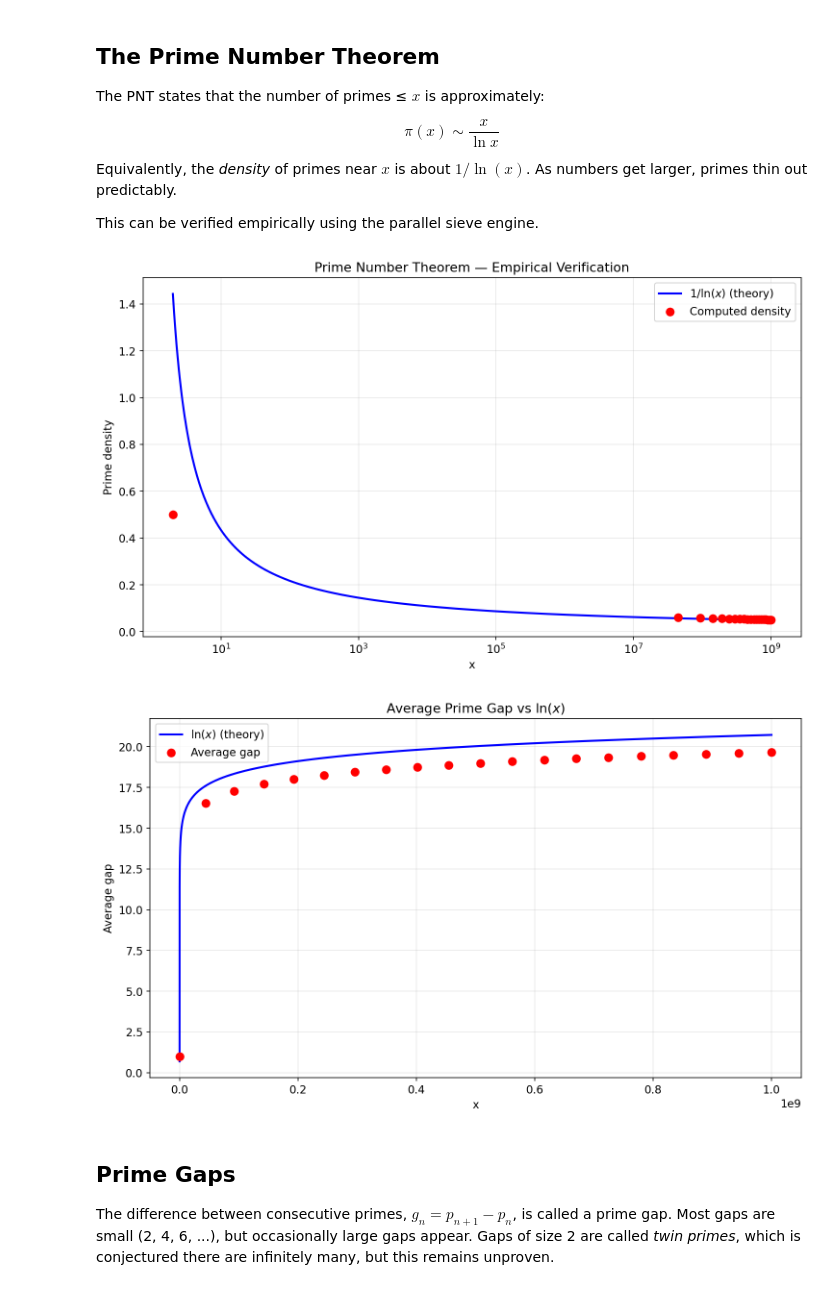
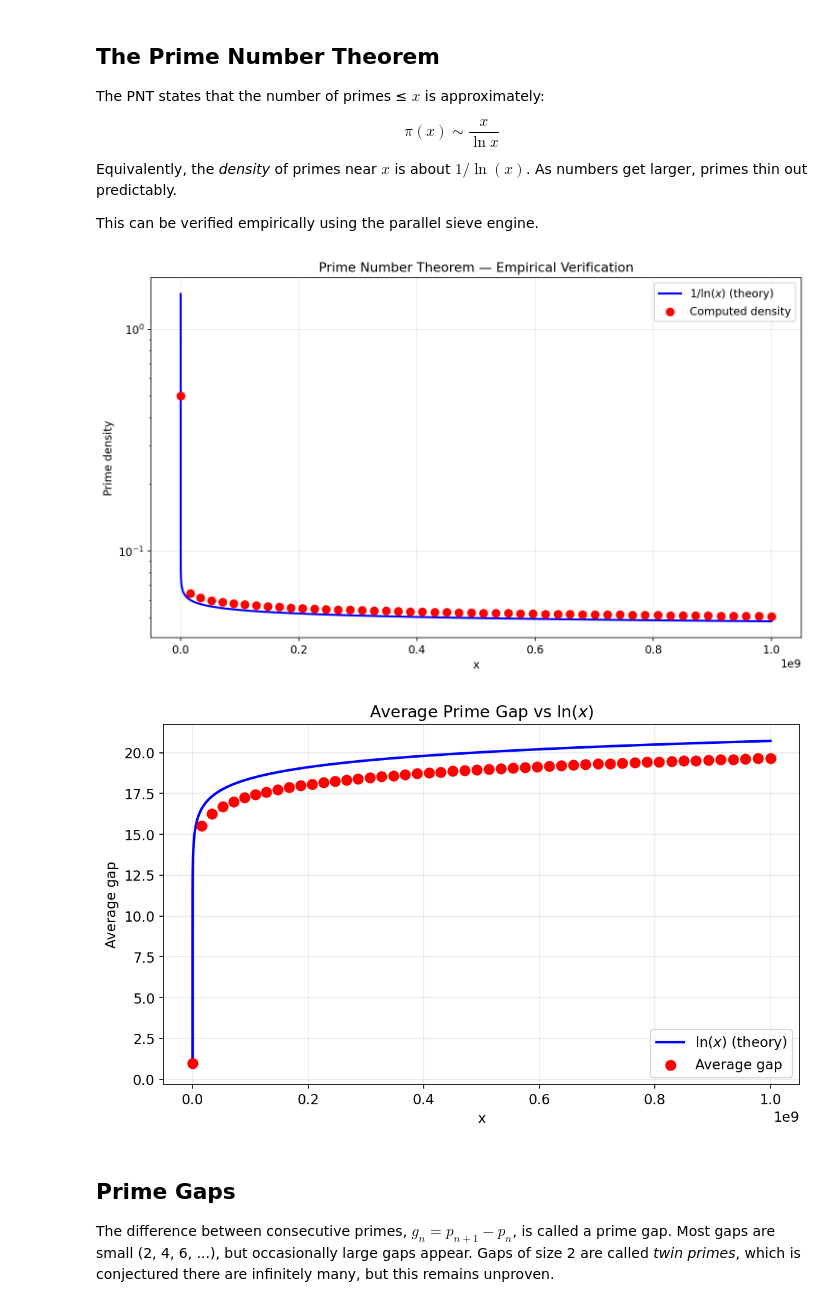
Before and after one commit to idoneve/Prime-Plotter, a Jupyter notebook: prime_plotter.ipynb, the cells around one changed output. Cells and saved outputs as stored; diff of their text form; code cells hidden in the pictures.

```diff
--- a/prime_plotter.ipynb
+++ b/prime_plotter.ipynb
@@ -52,11 +52,11 @@ Loads styles and primes from all_primes.npy
 # %%
 # Styling
 plt.rcParams.update({
-    'figure.dpi': 150,
-    'savefig.dpi': 150,
+    'figure.dpi': 300,
+    'savefig.dpi': 300,
     'font.size': 11,
     'axes.titlesize': 13,
-    'figure.figsize': (8, 5)
+    'figure.figsize': (10, 8)
 })
 
 # Load primes
@@ -116,56 +117,60 @@ Equivalently, the *density* of primes near $x$ is about $1/\ln(x)$. As numbers g
 
 This can be verified empirically using the parallel sieve engine.
 # %%
-def plot_pnt(primes, num_points=20):
-    indices = np.linspace(0, len(primes)-1, num_points, dtype=int)
+def plot_pnt(primes, num_points):
+    indices = np.linspace(0, len(primes) - 1, num_points, dtype=int)
     x_vals = primes[indices]
     densities = (indices + 1) / x_vals
 
     x_smooth = np.logspace(np.log10(primes[0]), np.log10(primes[-1]), 500)
     theory = 1 / np.log(x_smooth)
 
     _, ax = plt.subplots(figsize=(10, 6))
-    ax.plot(x_smooth, theory, 'b-', linewidth=2, label=r'$1/\ln(x)$ (theory)')
-    ax.scatter(x_vals, densities, c='red', s=60, zorder=5, label='Computed density')
+    ax.plot(x_smooth, theory, "b-", linewidth=2, label=r"$1/\ln(x)$ (theory)")
+    ax.scatter(x_vals, densities, c="red", s=60, zorder=5, label="Computed density")
 
-    ax.set_xlabel('x')
-    ax.set_ylabel('Prime density')
-    ax.set_title('Prime Number Theorem — Empirical Verification')
+    ax.set_xlabel("x")
+    ax.set_ylabel("Prime density")
+    ax.set_title("Prime Number Theorem — Empirical Verification")
     ax.legend()
-    ax.set_xscale('log')
+    ax.set_yscale("log")
     ax.grid(True, alpha=0.3)
 
     plt.tight_layout()
-    plt.savefig('pnt_density.png', dpi=150, bbox_inches='tight')
+    plt.savefig("pnt_density.png", bbox_inches="tight")
     plt.show()
 
-def plot_average_gap(primes, num_points=20):
-    indices = np.linspace(0, len(primes)-2, num_points, dtype=int)
+
+def plot_average_gap(primes, num_points):
+    indices = np.linspace(0, len(primes) - 2, num_points, dtype=int)
     x_vals = primes[indices]
-    avg_gaps = [np.mean(np.diff(primes[:i+2])) for i in indices]
+    avg_gaps = [np.mean(np.diff(primes[: i + 2])) for i in indices]
 
     x_smooth = np.logspace(np.log10(primes[0]), np.log10(primes[-1]), 500)
     theory = np.log(x_smooth)
 
-    _, ax = plt.subplots(figsize=(10, 6))
-    ax.plot(x_smooth, theory, 'b-', linewidth=2, label=r'$\ln(x)$ (theory)')
-    ax.scatter(x_vals, avg_gaps, c='red', s=60, zorder=5, label='Average gap')
+    _, ax = plt.subplots()
+    ax.plot(x_smooth, theory, "b-", linewidth=2, label=r"$\ln(x)$ (theory)")
+    ax.scatter(x_vals, avg_gaps, c="red", s=60, zorder=5, label="Average gap")
 
-    ax.set_xlabel('x')
-    ax.set_ylabel('Average gap')
-    ax.set_title(r'Average Prime Gap vs $\ln(x)$')
+    ax.set_xlabel("x")
+    ax.set_ylabel("Average gap")
+    ax.set_title(r"Average Prime Gap vs $\ln(x)$")
     ax.legend()
     ax.grid(True, alpha=0.3)
 
     plt.tight_layout()
-    plt.savefig('pnt_gaps.png', dpi=150, bbox_inches='tight')
+    plt.savefig("pnt_gaps.png", bbox_inches="tight")
     plt.show()
 
-plot_pnt(primes)
-plot_average_gap(primes)
+
+num_points = 50
+
+plot_pnt(primes, num_points)
+plot_average_gap(primes, num_points)
 # %% [output]
-[figure, old version]
+[figure, new version]
-[figure, old version]
+[figure, new version]
 # %% [markdown]
 ## Prime Gaps
 
```
Also changed, not shown: parts of 2 cells of this notebook, 2 other files.
